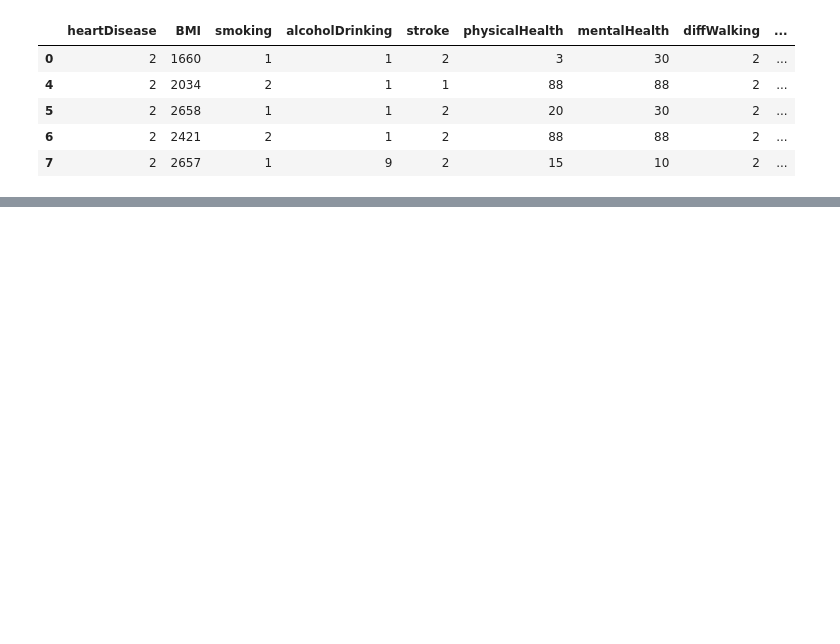
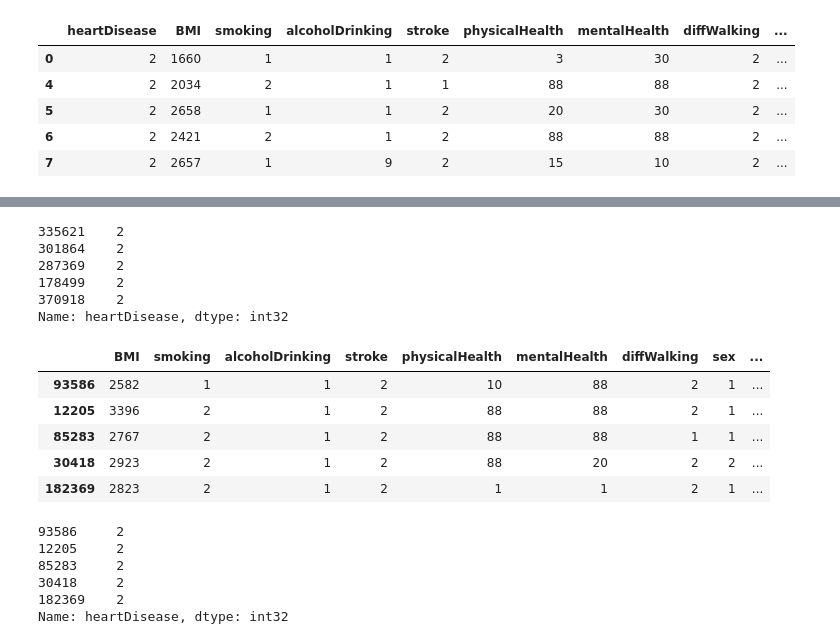
Before and after one commit to Suhyrhasan/Risk-Prediction-For-Heart-Disease, a Jupyter notebook: DatasetAfterPreprocessing.ipynb, the cells around one changed output, grey strips where cells are left out. Cells and saved outputs as stored; diff of their text form; code cells hidden in the pictures; blank space fills up the shorter version.

```diff
--- a/DatasetAfterPreprocessing.ipynb
+++ b/DatasetAfterPreprocessing.ipynb
@@ -356,0 +399,30 @@ heartDisease.head()
+# %%
+y_train.to_csv(f'dataset/afterpreprocessing/full/heartDisease_y_train.csv', index=False)
+y_train.head()
+# %% [output]
+335621    2
+301864    2
+287369    2
+178499    2
+370918    2
+Name: heartDisease, dtype: int32
+# %%
+x_test.to_csv(f'dataset/afterpreprocessing/full/heartDisease_x_test.csv', index=False)
+x_test.head()
+# %% [output]
+|  | BMI | smoking | alcoholDrinking | stroke | physicalHealth | mentalHealth | diffWalking | sex | ... |
+| 93586 | 2582 | 1 | 1 | 2 | 10 | 88 | 2 | 1 | ... |
+| 12205 | 3396 | 2 | 1 | 2 | 88 | 88 | 2 | 1 | ... |
+| 85283 | 2767 | 2 | 1 | 2 | 88 | 88 | 1 | 1 | ... |
+| 30418 | 2923 | 2 | 1 | 2 | 88 | 20 | 2 | 2 | ... |
+| 182369 | 2823 | 2 | 1 | 2 | 1 | 1 | 2 | 1 | ... |
+# %%
+y_test.to_csv(f'dataset/afterpreprocessing/full/heartDisease_y_test.csv', index=False)
+y_test.head()
+# %% [output]
+93586     2
+12205     2
+85283     2
+30418     2
+182369    2
+Name: heartDisease, dtype: int32
```
Also changed, not shown: parts of 24 cells of this notebook, 16 other files.
